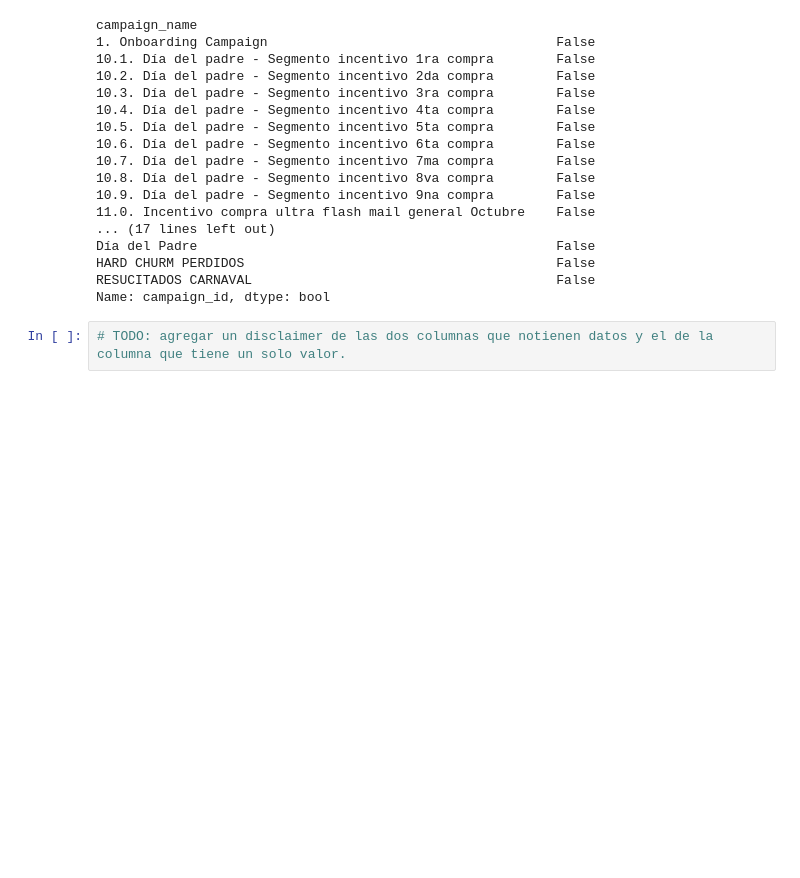
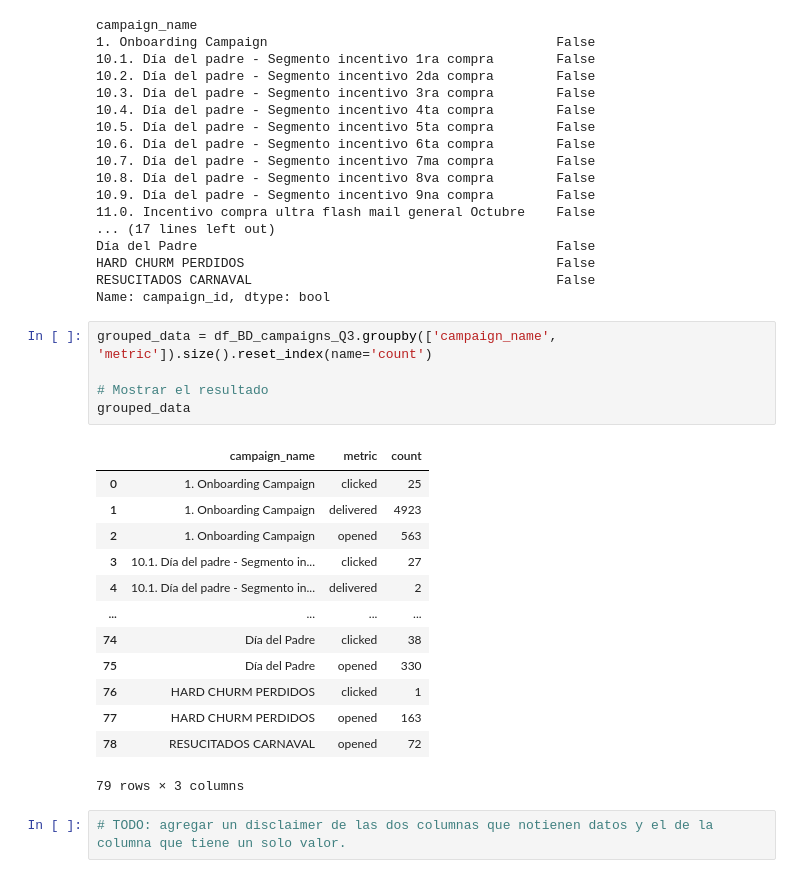
Before and after one commit to smoreyra/Solange-Moreyra-Repository, a Jupyter notebook: Hyppo/Hyppo Business Case - Growth & Automation.ipynb, the cells around one changed output. Saved outputs shown, nothing was run; the diff lists cells and outputs as text; blank space fills up the shorter version.

```diff
--- a/Hyppo/Hyppo Business Case - Growth & Automation.ipynb
+++ b/Hyppo/Hyppo Business Case - Growth & Automation.ipynb
@@ -681,5 +681,24 @@ Día del Padre                                              False
 HARD CHURM PERDIDOS                                        False
 RESUCITADOS CARNAVAL                                       False
 Name: campaign_id, dtype: bool
+# %%
+grouped_data = df_BD_campaigns_Q3.groupby(['campaign_name', 'metric']).size().reset_index(name='count')
+
+# Mostrar el resultado
+grouped_data
+# %% [output]
+|  | campaign_name | metric | count |
+| 0 | 1. Onboarding Campaign | clicked | 25 |
+| 1 | 1. Onboarding Campaign | delivered | 4923 |
+| 2 | 1. Onboarding Campaign | opened | 563 |
+| 3 | 10.1. Día del padre - Segmento in... | clicked | 27 |
+| 4 | 10.1. Día del padre - Segmento in... | delivered | 2 |
+| ... | ... | ... | ... |
+| 74 | Día del Padre | clicked | 38 |
+| 75 | Día del Padre | opened | 330 |
+| 76 | HARD CHURM PERDIDOS | clicked | 1 |
+| 77 | HARD CHURM PERDIDOS | opened | 163 |
+| 78 | RESUCITADOS CARNAVAL | opened | 72 |
+79 rows × 3 columns
 # %%
 # TODO: agregar un disclaimer de las dos columnas que notienen datos y el de la columna que tiene un solo valor.
```
Also changed, not shown: 1 other file.
